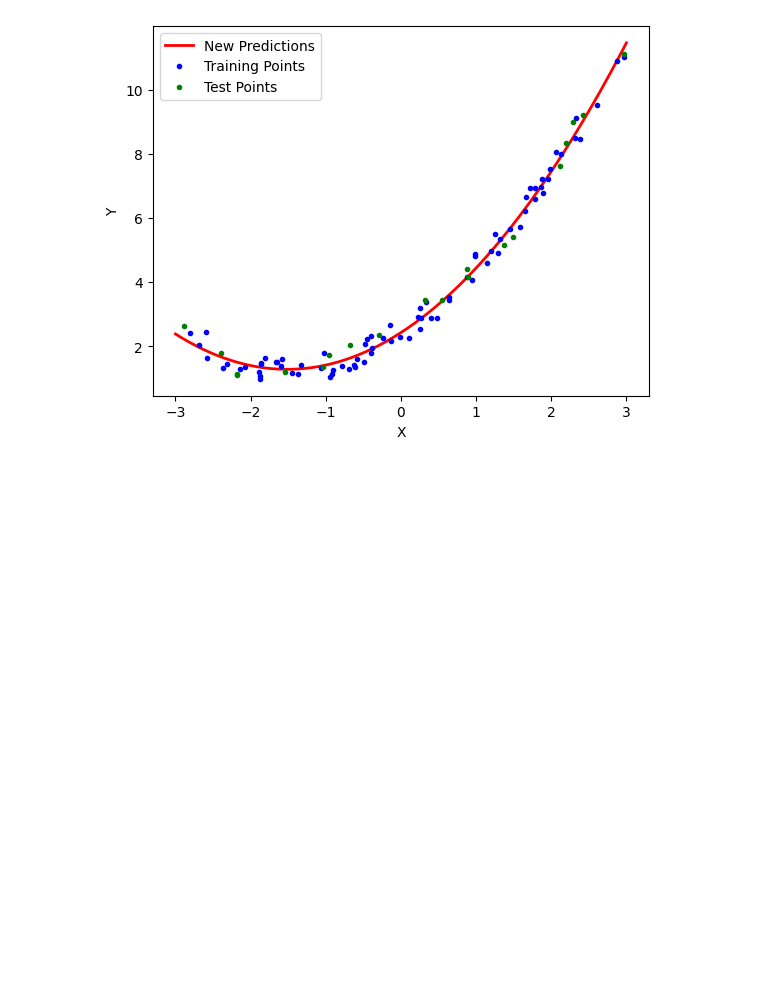
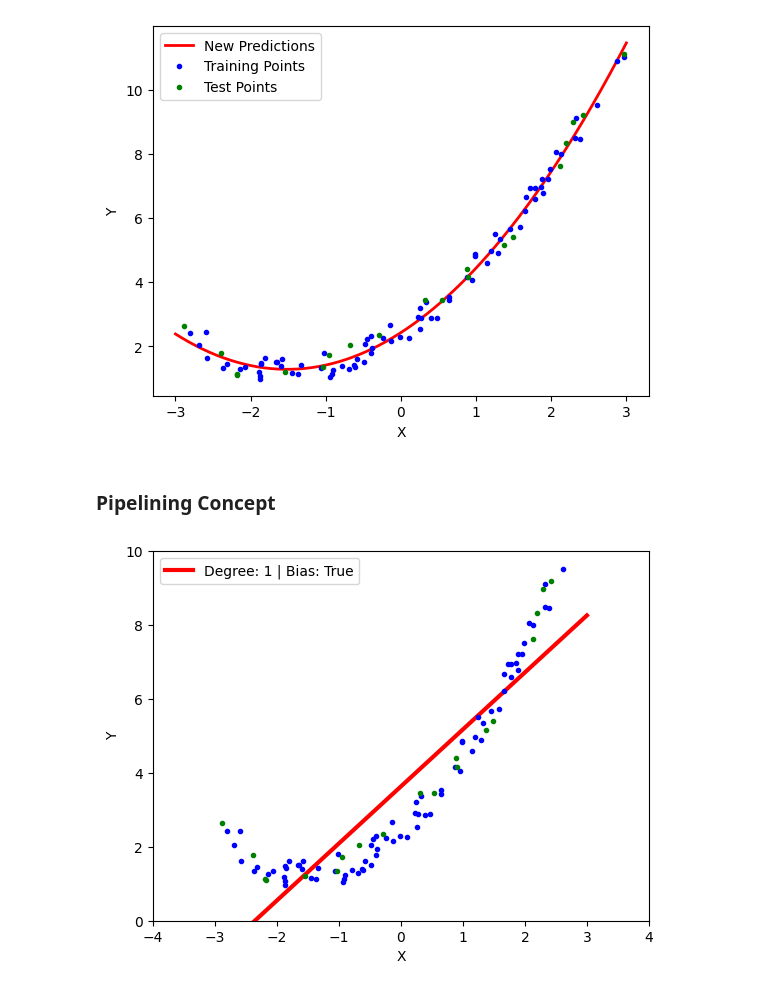
Before and after one commit to JackDKillelea/slr_mlr, a Jupyter notebook: plr.ipynb, the cells around one changed output. Drawn from its saved outputs; the diff is of its cells as text; code cells hidden in the pictures; blank space fills up the shorter version.

Commit message:
Add Polynomial pipelining
Added pipelining to the polynomial regression

```diff
--- a/plr.ipynb
+++ b/plr.ipynb
@@ -125,3 +125,5 @@ plt.legend()
 plt.show()
 # %% [output]
 [figure]
+# %% [markdown]
+### Pipelining Concept
@@ -127,0 +132,27 @@ plt.show()
+# %%
+def poly_regression(degree, include_bias):
+    # Gather Data
+    X_new = np.linspace(-3, 3, 200).reshape(200, 1)
+
+    poly_features = PolynomialFeatures(degree=degree, include_bias=include_bias)
+    linearRegression = LinearRegression()
+
+    polyRegression = Pipeline([
+        ("poly_features", poly_features),
+        ("linearRegression", linearRegression)
+    ])
+    polyRegression.fit(X_train, y_train)
+    yPredNew = polyRegression.predict(X_new)
+
+    # Plot Data
+    plt.plot(X_new, yPredNew, "r-", label=f"Degree: {degree} | Bias: {include_bias}", linewidth=3)
+    plt.plot(X_train, y_train, "b.", linewidth=3)
+    plt.plot(X_test, y_test, "g.", linewidth=3)
+    plt.legend()
+    plt.xlabel("X")
+    plt.ylabel("Y")
+    plt.axis([-4, 4, 0, 10])
+# %%
+poly_regression(1, True)
+# %% [output]
+[figure, added]
```
Also changed, not shown: parts of 6 cells of this notebook.
